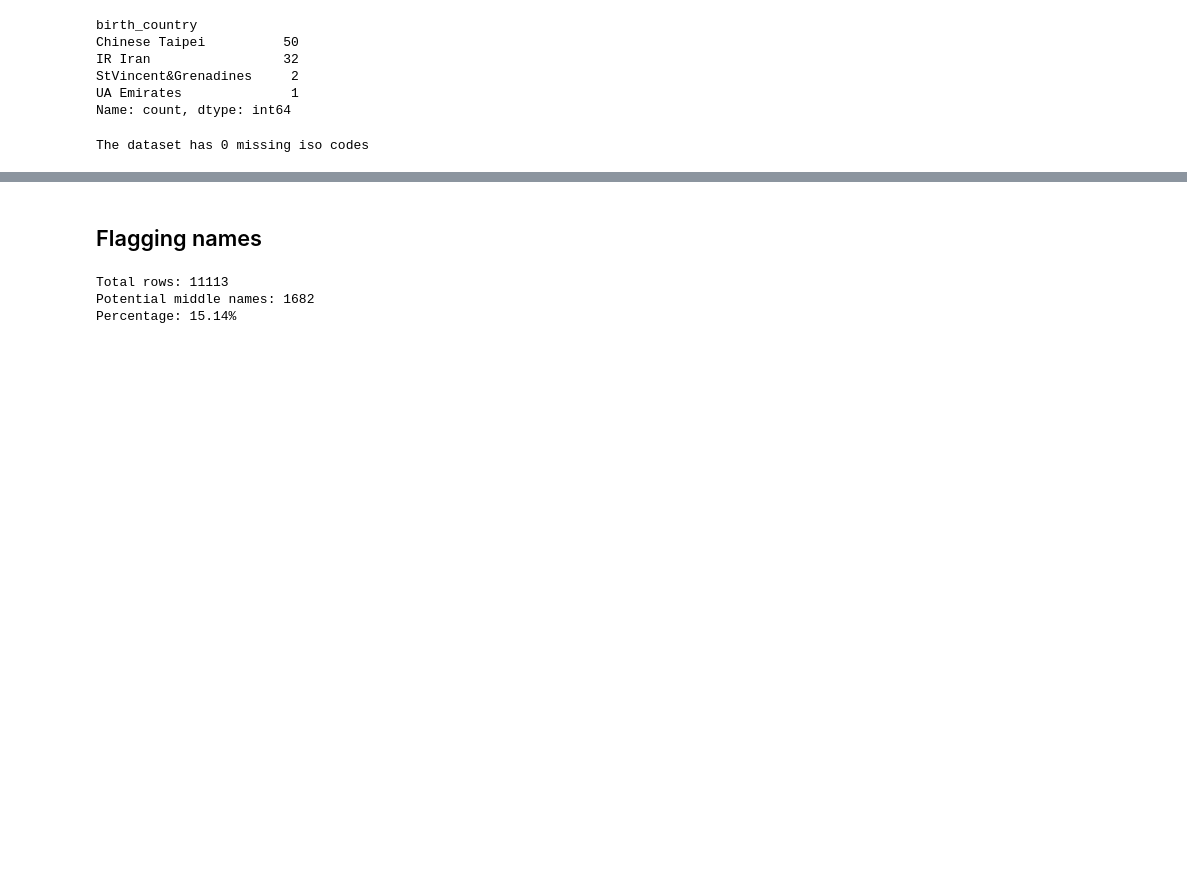
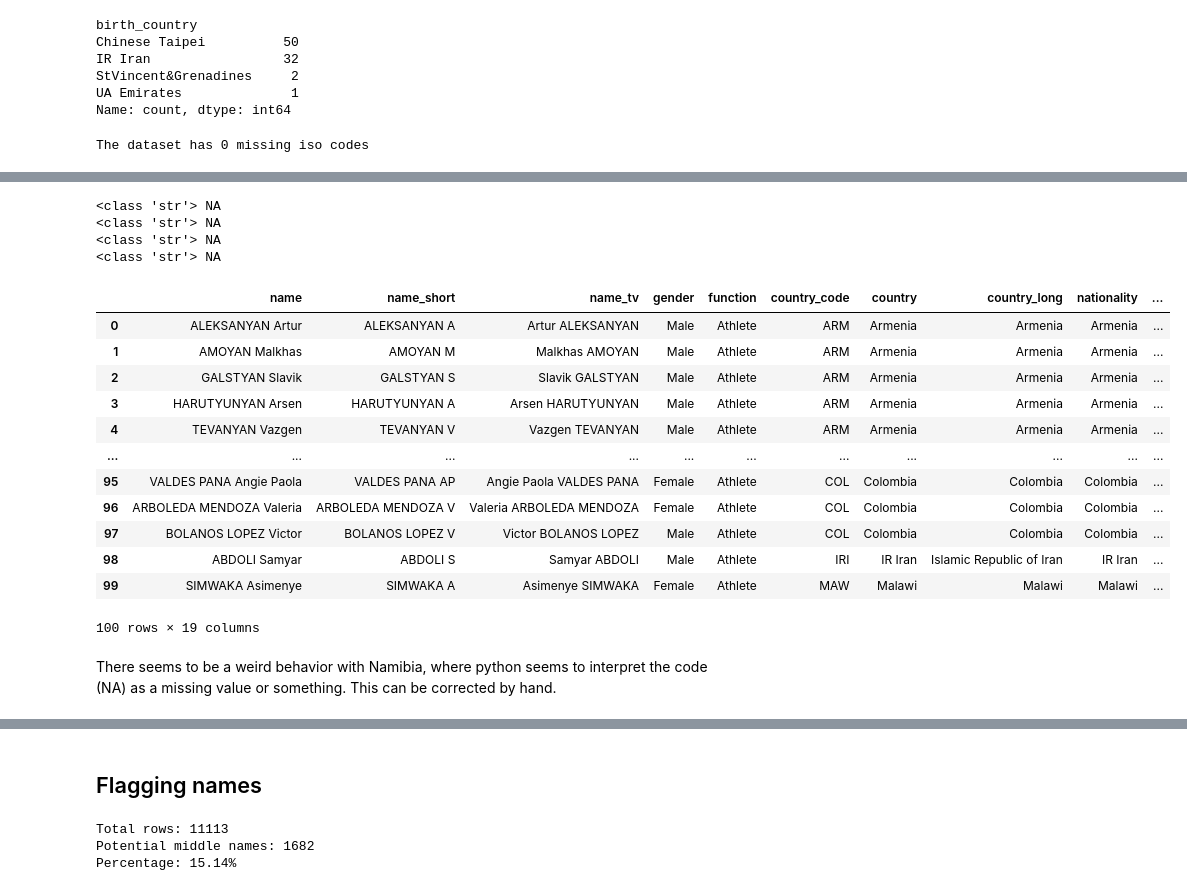
Before and after one commit to Briefgarde/name2genderresearch, a Jupyter notebook: notebooks/preprocessing/PreprocessingKaggleOlympic2024.ipynb, the cells around one changed output, grey strips where cells are left out. Drawn from its saved outputs; the diff is of its cells as text; code cells hidden in the pictures; blank space fills up the shorter version.

Commit message:
curated the continent list to prepare for joining the datasets

```diff
--- a/notebooks/preprocessing/PreprocessingKaggleOlympic2024.ipynb
+++ b/notebooks/preprocessing/PreprocessingKaggleOlympic2024.ipynb
@@ -134,0 +139,3 @@ The dataset has 0 missing iso codes
+# %%
+code_to_continent_table = pd.read_csv('../../data/rawData/countryCodesToContinent/country-and-continent-codes-list.csv')
+code_to_continent_table.head()
@@ -134,0 +149,32 @@ The dataset has 0 missing iso codes
+# %%
+def findContinent(row:pd.Series):
+    kaggleCode = row['iso_country']
+
+    try :
+        return code_to_continent_table[code_to_continent_table['Two_Letter_Country_Code']==kaggleCode].iloc[0]['Continent_Name']
+    except:
+        print(type(kaggleCode), kaggleCode)
+        return None
+
+df['continents'] = df.apply(findContinent, axis=1)
+df.head(100)
+# %% [output]
+<class 'str'> NA
+<class 'str'> NA
+<class 'str'> NA
+<class 'str'> NA
+|  | name | name_short | name_tv | gender | function | country_code | country | country_long | nationality | ... |
+| 0 | ALEKSANYAN Artur | ALEKSANYAN A | Artur ALEKSANYAN | Male | Athlete | ARM | Armenia | Armenia | Armenia | ... |
+| 1 | AMOYAN Malkhas | AMOYAN M | Malkhas AMOYAN | Male | Athlete | ARM | Armenia | Armenia | Armenia | ... |
+| 2 | GALSTYAN Slavik | GALSTYAN S | Slavik GALSTYAN | Male | Athlete | ARM | Armenia | Armenia | Armenia | ... |
+| 3 | HARUTYUNYAN Arsen | HARUTYUNYAN A | Arsen HARUTYUNYAN | Male | Athlete | ARM | Armenia | Armenia | Armenia | ... |
+| 4 | TEVANYAN Vazgen | TEVANYAN V | Vazgen TEVANYAN | Male | Athlete | ARM | Armenia | Armenia | Armenia | ... |
+| ... | ... | ... | ... | ... | ... | ... | ... | ... | ... | ... |
+| 95 | VALDES PANA Angie Paola | VALDES PANA AP | Angie Paola VALDES PANA | Female | Athlete | COL | Colombia | Colombia | Colombia | ... |
+| 96 | ARBOLEDA MENDOZA Valeria | ARBOLEDA MENDOZA V | Valeria ARBOLEDA MENDOZA | Female | Athlete | COL | Colombia | Colombia | Colombia | ... |
+| 97 | BOLANOS LOPEZ Victor | BOLANOS LOPEZ V | Victor BOLANOS LOPEZ | Male | Athlete | COL | Colombia | Colombia | Colombia | ... |
+| 98 | ABDOLI Samyar | ABDOLI S | Samyar ABDOLI | Male | Athlete | IRI | IR Iran | Islamic Republic of Iran | IR Iran | ... |
+| 99 | SIMWAKA Asimenye | SIMWAKA A | Asimenye SIMWAKA | Female | Athlete | MAW | Malawi | Malawi | Malawi | ... |
+100 rows × 19 columns
+# %% [markdown]
+There seems to be a weird behavior with Namibia, where python seems to interpret the code (NA) as a missing value or something. This can be corrected by hand.
```
Also changed, not shown: parts of 8 cells of this notebook, 4 other files.
